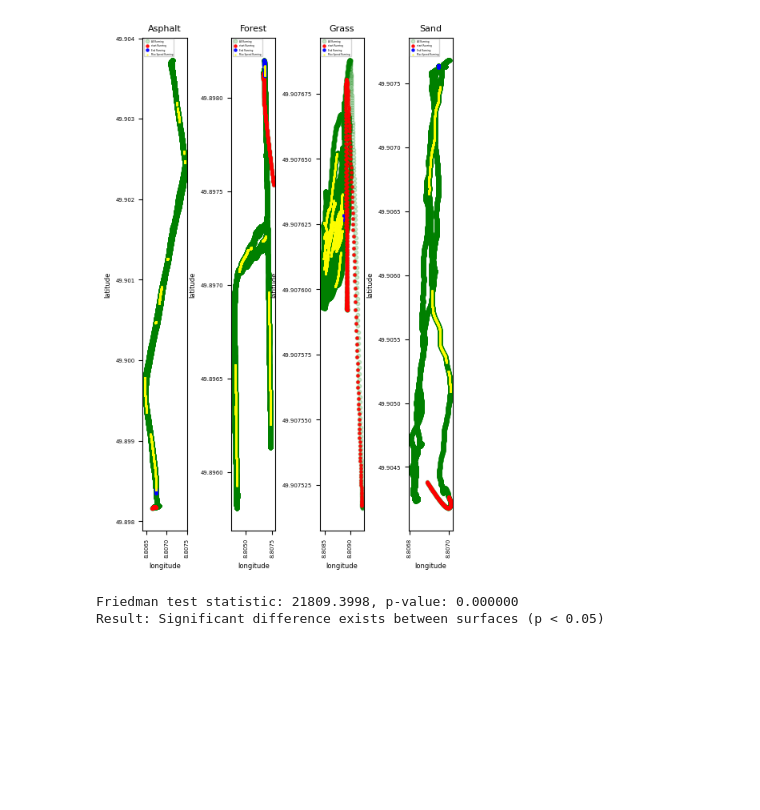
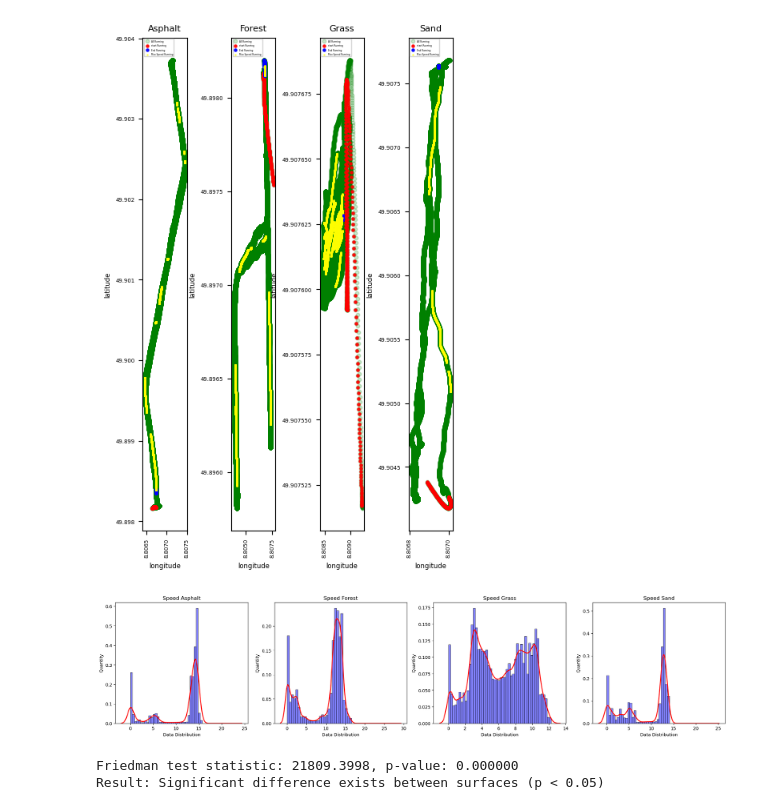
Before and after one commit to Fatemeh-aboulhassani/Movement-Analysis, a Jupyter notebook: notebooks/3. Analysis Foot HeartRate GPX.ipynb, the cells around one changed output. Saved outputs shown, nothing was run; the diff lists cells and outputs as text; code cells hidden in the pictures; blank space fills up the shorter version.

Commit message:
histogram

```diff
--- a/notebooks/3. Analysis Foot HeartRate GPX.ipynb
+++ b/notebooks/3. Analysis Foot HeartRate GPX.ipynb
@@ -291,6 +291,24 @@ Date: 17-11-2025  foundation: Forest  speed(km/h): 14.672986153101078
 Date: 17-11-2025  foundation: Grass  speed(km/h): 10.846453299447822
 Date: 17-11-2025  foundation: Sand  speed(km/h): 13.65484414761767
 [figure]
+# %%
+name_17 = [name_of_dataframe[i] for i in [0, 1, 3, 4]]
+loc_plot = 1
+plt.figure(figsize=(25,5))
+for i in name_17:
+    df = globals()[i].copy()
+    speed = df[~df["Speed (km/h)"].isna()]["Speed (km/h)"].copy()
+    plt.subplot(1,4,loc_plot)
+
+    sns.histplot(speed, bins=50, stat="density", alpha=0.5, color="blue")
+    sns.kdeplot(speed, color="red", linewidth=2)
+
+    plt.xlabel("Data Distribution")
+    plt.ylabel("Quantity")
+    plt.title(f"Speed {df["foundation"].iloc[0]}")
+    loc_plot += 1
+# %% [output]
+[figure, added]
 # %%
 
 from scipy.stats import friedmanchisquare
```
Also changed, not shown: parts of 1 cell of this notebook.
